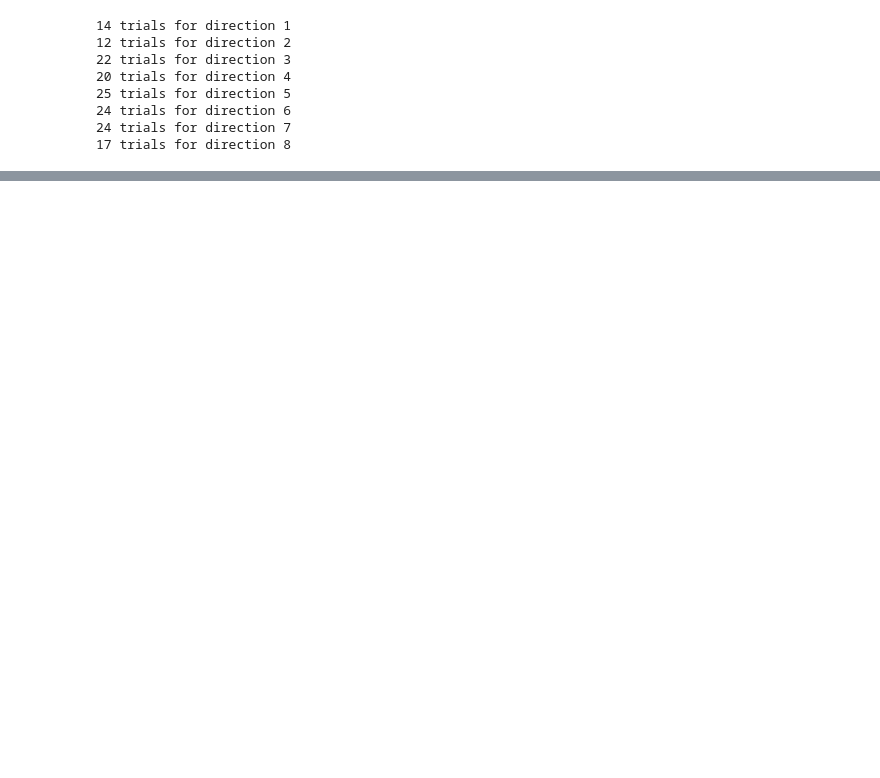
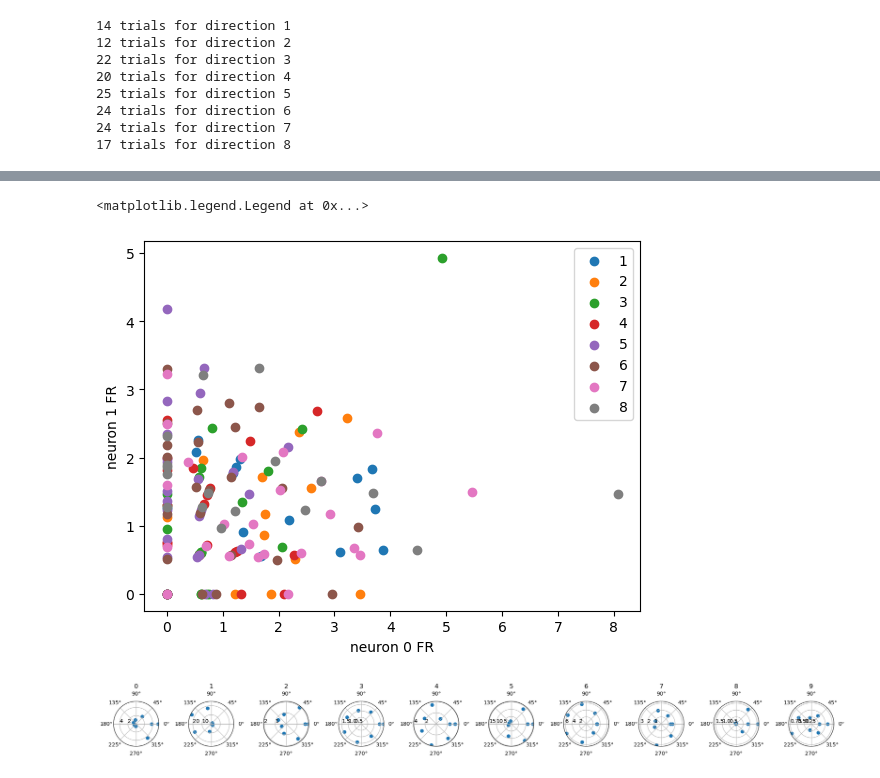
Before and after one commit to CONECT-INT/2023_CENTURI-SummerSchool, a Jupyter notebook: dataset1_iakov.ipynb, the cells around one changed output, grey strips where cells are left out. Saved outputs shown, nothing was run; the diff lists cells and outputs as text; code cells hidden in the pictures; blank space fills up the shorter version.

Commit message:
tuning curves

```diff
--- a/dataset1_iakov.ipynb
+++ b/dataset1_iakov.ipynb
@@ -96,0 +101,34 @@ plt.tight_layout()
+# %%
+for dir_val in range(1,9):
+    indices = np.where(direction[:,0]==dir_val)[0]
+    plt.scatter(R[2,indices],R[3,indices])
+plt.xlabel('neuron 0 FR')
+plt.ylabel('neuron 1 FR')
+plt.legend(range(1,9))
+# %% [output]
+<matplotlib.legend.Legend at 0x...>
+[figure, added]
+# %%
+fig, ax = plt.subplots(nrows=1,ncols=10,subplot_kw={'projection': 'polar'},figsize=(20,8))
+
+for i in range(10):
+    mean_dir_FR = []
+    for dir_val in range(1,9):
+        indices = np.where(direction[:,0]==dir_val)[0]
+        mean_dir_FR.append(R[i,indices].mean())
+
+    # angles = np.arange(8)
+    angles = np.linspace(0, 2 * np.pi, 8)
+    responses = np.cos(2 * angles)
+
+    ax[i].scatter(angles, mean_dir_FR)
+
+    # ax.set_rticks([-1, 0, 1])  # Set radial ticks
+    ax[i].set_rlabel_position(180)  # Label position along radial axes
+    ax[i].grid(True)  # Add a grid
+
+    ax[i].set_title(i)
+plt.tight_layout()
+plt.show()
+# %% [output]
+[figure, added]
```
Also changed, not shown: parts of 13 cells of this notebook.
